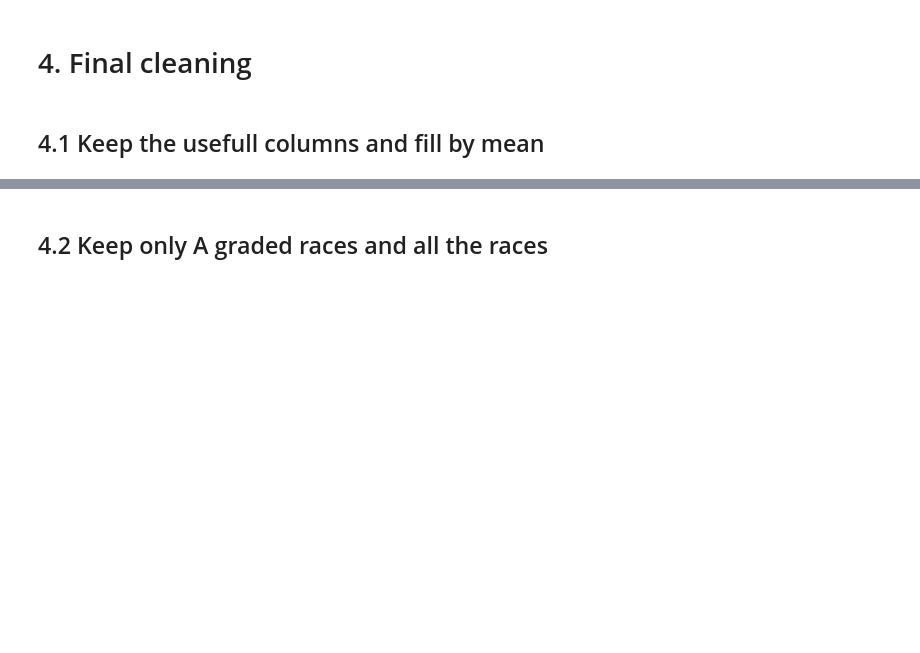
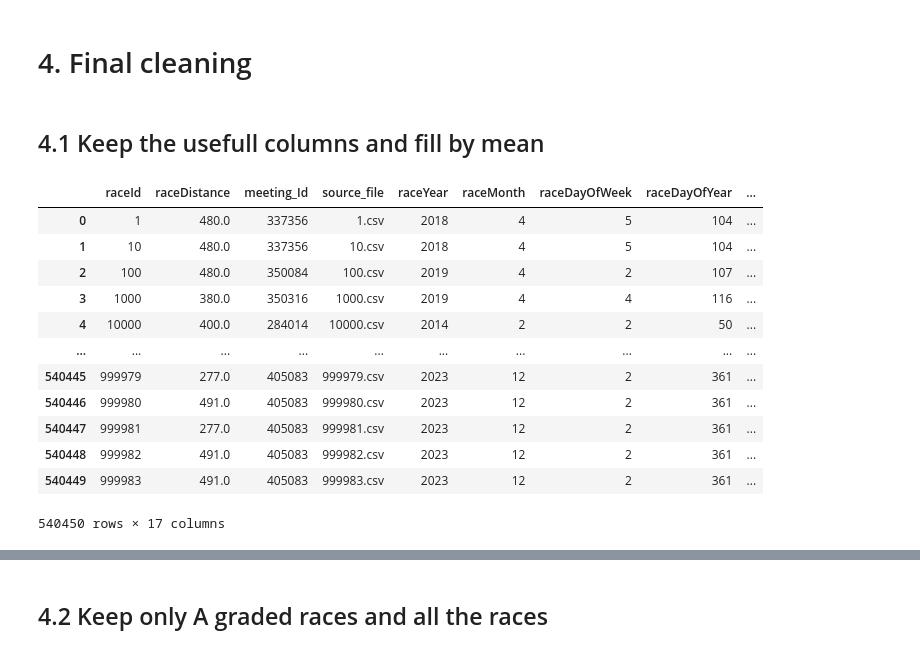
Before and after one commit to axelcebille/GreyhoundRacingPrediction, a Jupyter notebook: notebooks/09-cleaning_processing_header.ipynb, the cells around one changed output, grey strips where cells are left out. Drawn from its saved outputs; the diff is of its cells as text; code cells hidden in the pictures; blank space fills up the shorter version.

```diff
--- a/notebooks/09-cleaning_processing_header.ipynb
+++ b/notebooks/09-cleaning_processing_header.ipynb
@@ -103,13 +103,28 @@ race_header_cleaned
 # %% [markdown]
 ## 4.1 Keep the usefull columns and fill by mean
 # %%
-cols_to_remove = ["raceTime", "raceDate", "raceTitle", "raceNumber", "raceHandicap",
+cols_to_remove = ["raceTime", "raceTitle", "raceNumber", "raceHandicap",
                   "raceClass", "racePrizes", "raceGoing", "raceForecast", "raceTricast",
                   "raceType_Flat", "raceType_Hurdles"]
 cols_to_keep = [col for col in race_header_cleaned.columns if col not in cols_to_remove]
 # %%
-final_race_header =race_header_cleaned[cols_to_keep].copy()
-mean_val = final_race_header.mean(skipna=True)    # mean without outliers
+final_race_header = race_header_cleaned[cols_to_keep].copy()
+numeric_cols = final_race_header.select_dtypes(include=[np.number]).columns
+mean_val = final_race_header[numeric_cols].mean(skipna=True)    # mean without outliers
 final_race_header.fillna(mean_val, inplace=True)
+# %% [output]
+|  | raceId | raceDistance | meeting_Id | source_file | raceYear | raceMonth | raceDayOfWeek | raceDayOfYear | ... |
+| 0 | 1 | 480.0 | 337356 | 1.csv | 2018 | 4 | 5 | 104 | ... |
+| 1 | 10 | 480.0 | 337356 | 10.csv | 2018 | 4 | 5 | 104 | ... |
+| 2 | 100 | 480.0 | 350084 | 100.csv | 2019 | 4 | 2 | 107 | ... |
+| 3 | 1000 | 380.0 | 350316 | 1000.csv | 2019 | 4 | 4 | 116 | ... |
+| 4 | 10000 | 400.0 | 284014 | 10000.csv | 2014 | 2 | 2 | 50 | ... |
+| ... | ... | ... | ... | ... | ... | ... | ... | ... | ... |
+| 540445 | 999979 | 277.0 | 405083 | 999979.csv | 2023 | 12 | 2 | 361 | ... |
+| 540446 | 999980 | 491.0 | 405083 | 999980.csv | 2023 | 12 | 2 | 361 | ... |
+| 540447 | 999981 | 277.0 | 405083 | 999981.csv | 2023 | 12 | 2 | 361 | ... |
+| 540448 | 999982 | 491.0 | 405083 | 999982.csv | 2023 | 12 | 2 | 361 | ... |
+| 540449 | 999983 | 491.0 | 405083 | 999983.csv | 2023 | 12 | 2 | 361 | ... |
+540450 rows × 17 columns
 # %%
 final_race_header.describe()
```
Also changed, not shown: parts of 4 cells of this notebook, 4 other files.
